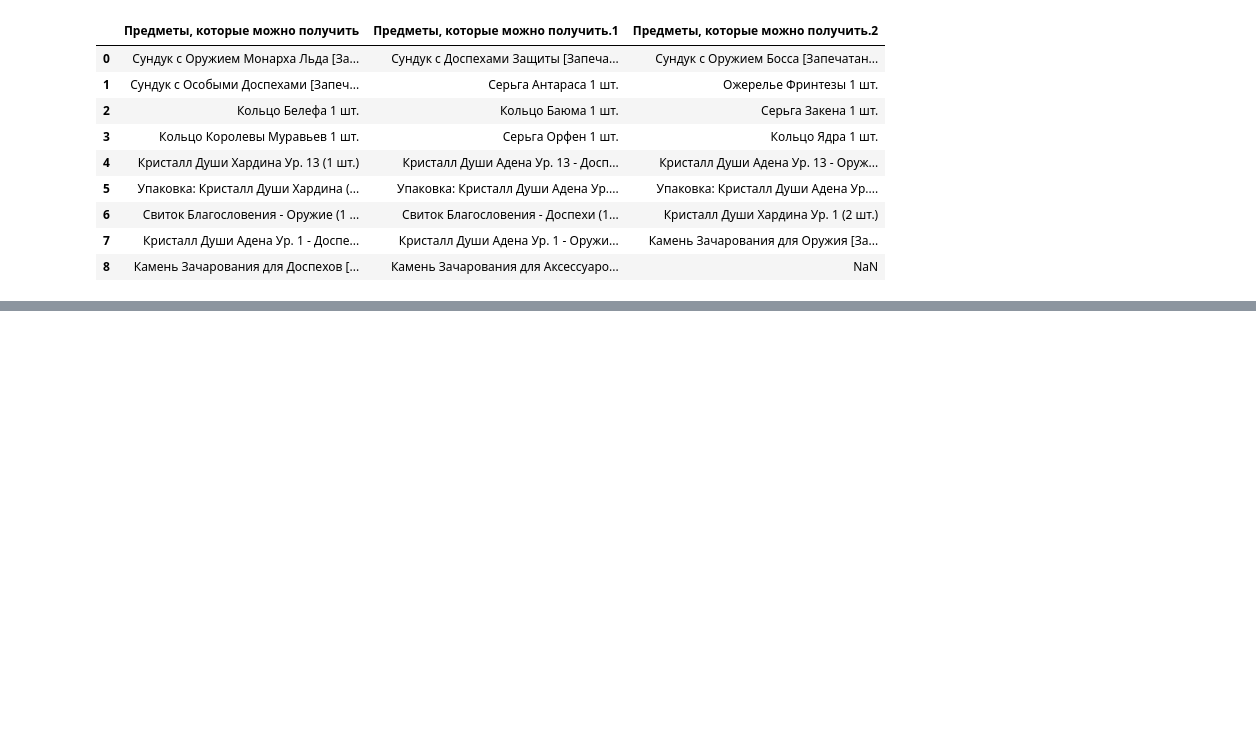
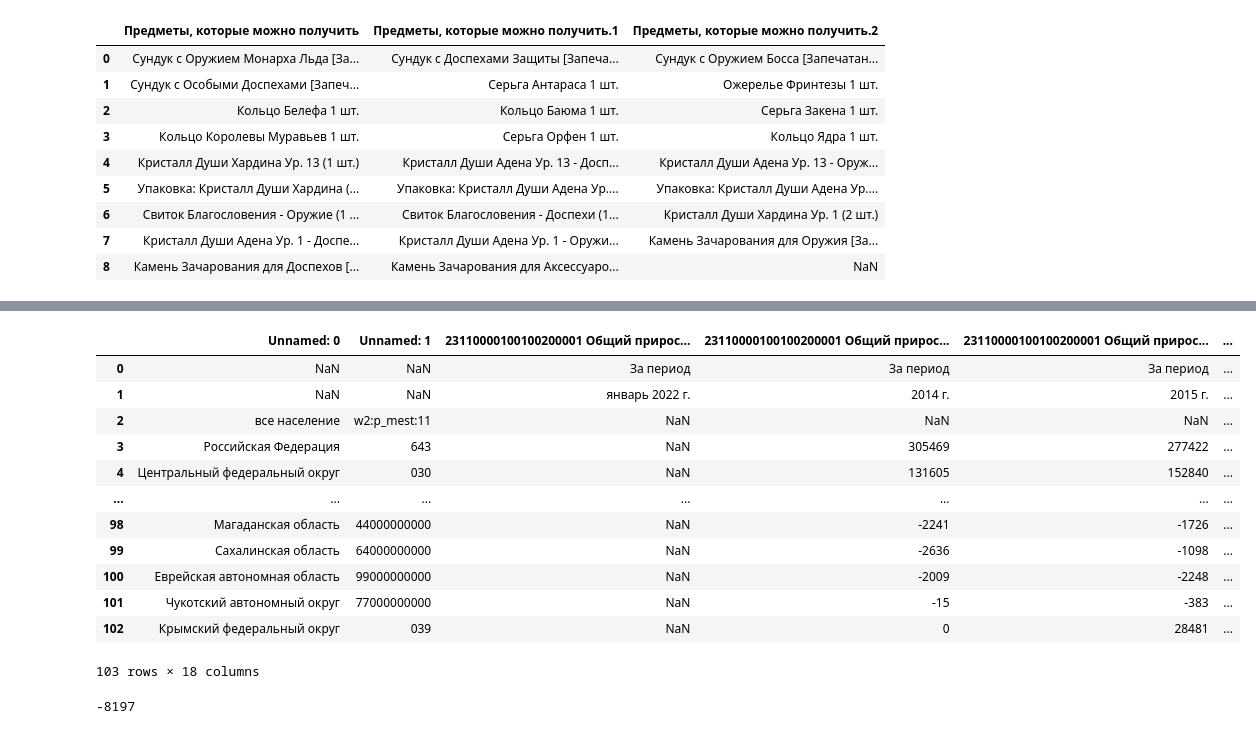
Before and after one commit to TaliyIvanov/Pandas-Numpy, a Jupyter notebook: Step_4.5 Знакомимся с форматами HTML, XML, PICKLE, HDF5.ipynb, the cells around one changed output, grey strips where cells are left out. Cells and saved outputs as stored; diff of their text form; code cells hidden in the pictures; blank space fills up the shorter version.

```diff
--- a/Step_4.5 Знакомимся с форматами HTML, XML, PICKLE, HDF5.ipynb
+++ b/Step_4.5 Знакомимся с форматами HTML, XML, PICKLE, HDF5.ipynb
@@ -67,0 +93,22 @@ _lst[71].to_csv("Z:\\Programming\\DataSciense\\Stepik_Pandas_Numpy\\l2.csv")
+# %%
+df = pd.read_html('Z:\\Programming\\DataSciense\\Stepik_Pandas_Numpy\\Data_4.5\\Data_4.5.12.html')
+df = df[0]
+df
+# %% [output]
+|  | Unnamed: 0 | Unnamed: 1 | 23110000100100200001 Общий прирос... | 23110000100100200001 Общий прирос... | 23110000100100200001 Общий прирос... | ... |
+| 0 | NaN | NaN | За период | За период | За период | ... |
+| 1 | NaN | NaN | январь 2022 г. | 2014 г. | 2015 г. | ... |
+| 2 | все население | w2:p_mest:11 | NaN | NaN | NaN | ... |
+| 3 | Российская Федерация | 643 | NaN | 305469 | 277422 | ... |
+| 4 | Центральный федеральный округ | 030 | NaN | 131605 | 152840 | ... |
+| ... | ... | ... | ... | ... | ... | ... |
+| 98 | Магаданская область | 44000000000 | NaN | -2241 | -1726 | ... |
+| 99 | Сахалинская область | 64000000000 | NaN | -2636 | -1098 | ... |
+| 100 | Еврейская автономная область | 99000000000 | NaN | -2009 | -2248 | ... |
+| 101 | Чукотский автономный округ | 77000000000 | NaN | -15 | -383 | ... |
+| 102 | Крымский федеральный округ | 039 | NaN | 0 | 28481 | ... |
+103 rows × 18 columns
+# %%
+df[df["Unnamed: 0"] == "Камчатский край"].iloc[0,3:10].astype(int).sum()
+# %% [output]
+-8197
```
Also changed, not shown: parts of 12 cells of this notebook, 3 other files.
